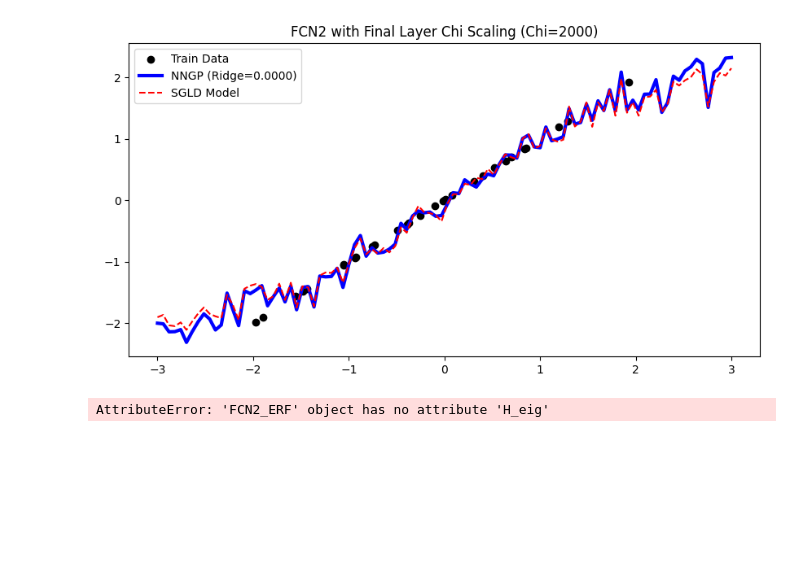
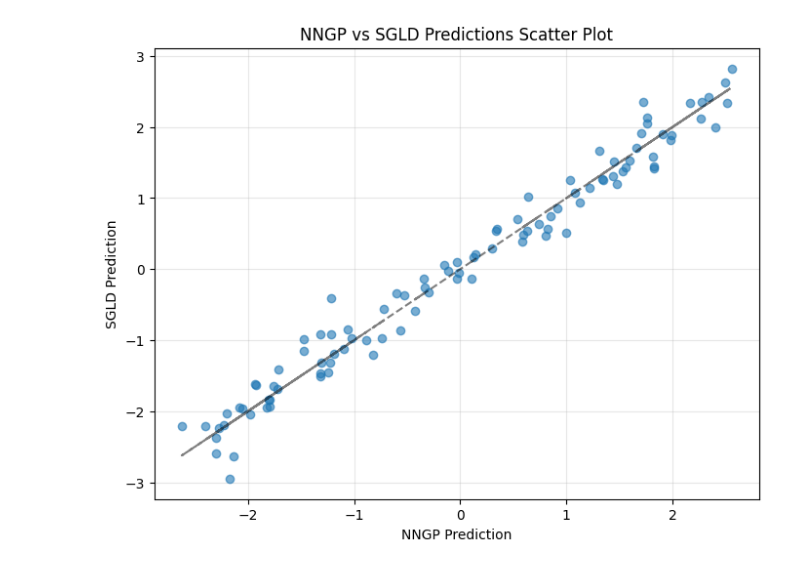
Before and after one commit to theideasmith/FCNX-Ensembling, a Jupyter notebook: journal/Erf NNGP.ipynb, the cells around one changed output. Cells and saved outputs as stored; diff of their text form; code cells hidden in the pictures; blank space fills up the shorter version.

```diff
--- a/journal/Erf NNGP.ipynb
+++ b/journal/Erf NNGP.ipynb
@@ -444,24 +164,0 @@ KeyboardInterrupt:
-# %%
-
-# --- 5. Visualization ---
-X_test_axis = torch.linspace(-3, 3, 100).view(-1, 1)
-X_test = torch.randn(100, D_IN)
-X_test[:, 0:1] = X_test_axis
-
-y_nngp = compute_nngp(X_train, Y_train, X_test, T, CHI).detach().numpy()
-model.eval()
-y_model = model(X_test).detach().numpy()
-
-plt.figure(figsize=(10, 5))
-plt.scatter(X_train[:, 0], Y_train, color='black', label='Train Data')
-plt.plot(X_test_axis, y_nngp, color='blue', lw=3, label=f'NNGP (Ridge={T/(2*CHI):.4f})')
-plt.plot(X_test_axis, y_model, color='red', ls='--', label='SGLD Model')
-plt.title(f"FCN2 with Final Layer Chi Scaling (Chi={CHI})")
-plt.legend()
-plt.show()
-# %% [output]
-[figure, removed]
-# %%
-model.H_eig()
-# %% [output]
-AttributeError: 'FCN2_ERF' object has no attribute 'H_eig'
@@ -469,0 +165,11 @@ AttributeError: 'FCN2_ERF' object has no attribute 'H_eig'
+# %%
+plt.figure(figsize=(8, 6))
+plt.plot(y_nngp, y_sgld, 'o', alpha=0.6)
+plt.xlabel("NNGP Prediction")
+plt.ylabel("SGLD Prediction")
+plt.plot(y_nngp, y_nngp, 'k--', alpha=0.5)  # y=x reference line
+plt.title("NNGP vs SGLD Predictions Scatter Plot")
+plt.grid(True, alpha=0.3)
+plt.show()
+# %% [output]
+[figure, added]
```
Also changed, not shown: parts of 15 cells of this notebook, 7 other files.
